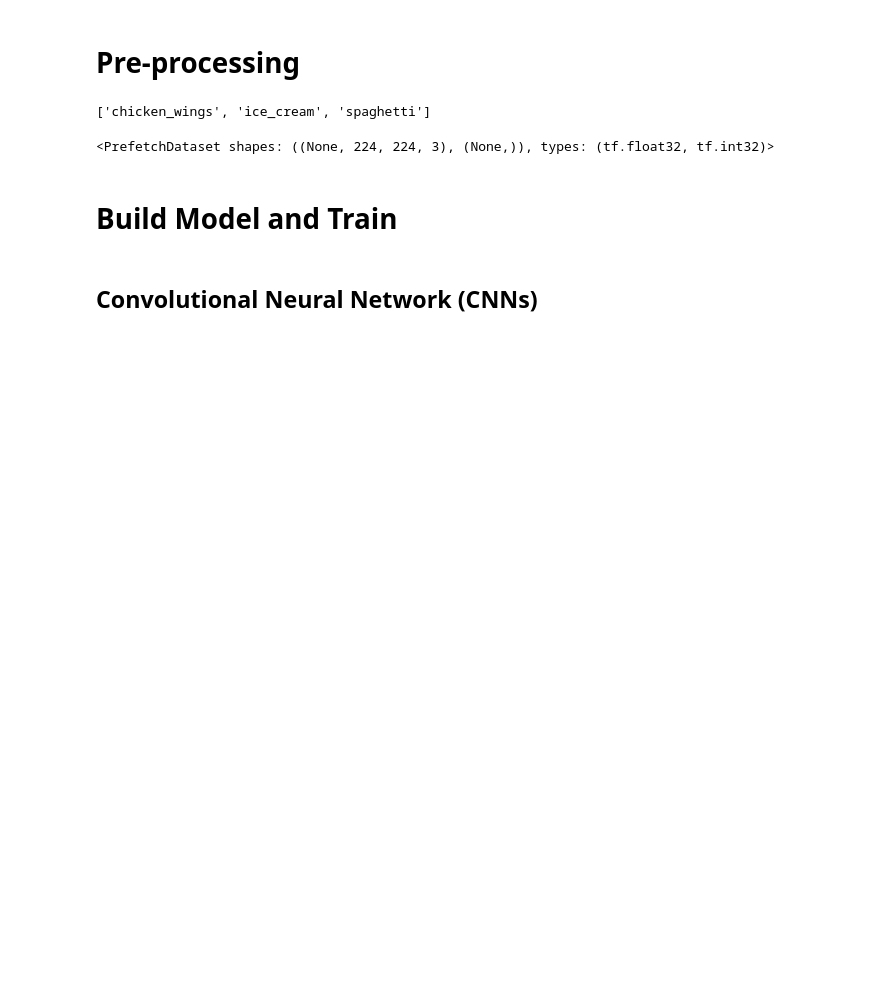
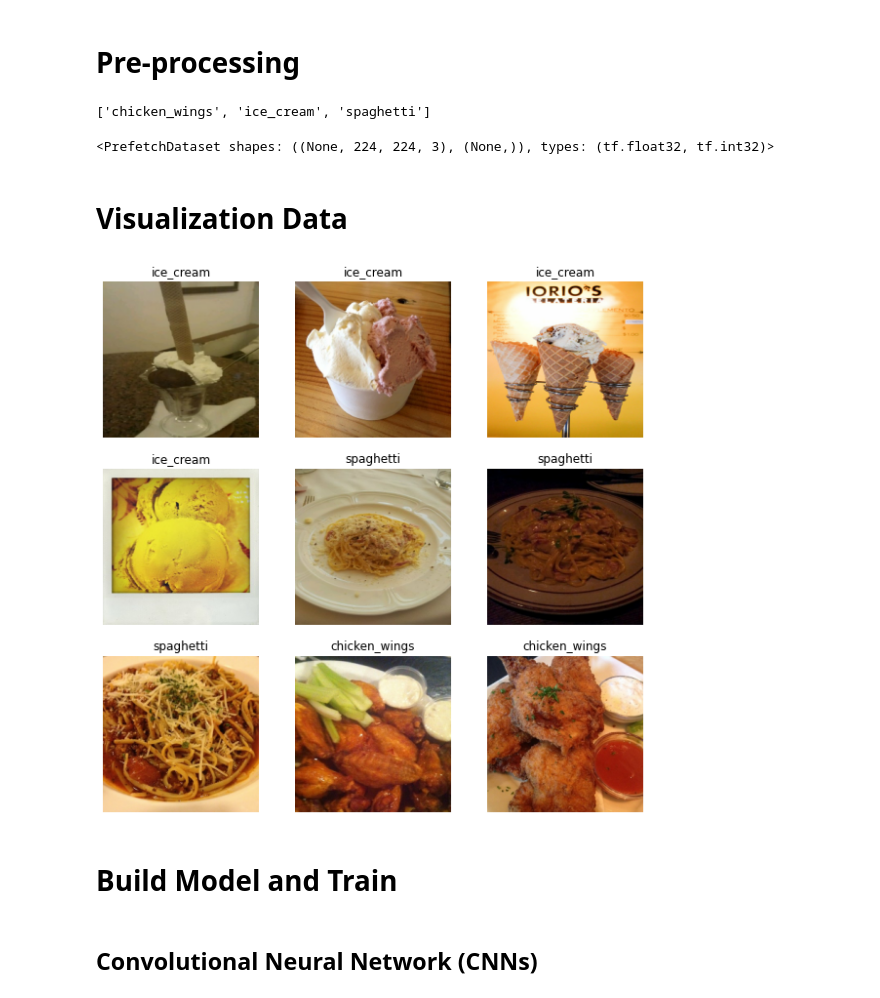
Before and after one commit to Hanifan12/Food-Calories, a Jupyter notebook: Food_Recognition__3class.ipynb, the cells around one changed output. Cells and saved outputs as stored; diff of their text form; code cells hidden in the pictures; blank space fills up the shorter version.

Commit message:
Update Food_Recognition__3class.ipynb
Add some visualization

```diff
--- a/Food_Recognition__3class.ipynb
+++ b/Food_Recognition__3class.ipynb
@@ -32 +30,6 @@ data_dir = pathlib.Path(data_dir)
+# %%
+train_dir = "/content/food_3class/Training"
+val_dir = "/content/food_3class/Validation"
+train_dir = pathlib.Path(train_dir)
+val_dir = pathlib.Path(val_dir)
 # %%
@@ -43,11 +50,9 @@ img_height = 224
 img_width = 224
 # %%
 train_ds = tf.keras.preprocessing.image_dataset_from_directory(
-  data_dir,
-  # validation_split=0.2,
-  # subset="training",
-  # seed=123,
-  image_size=(img_height, img_width),batch_size=batch_size)
+    train_dir,
+    image_size=(img_height, img_width),
+    batch_size=batch_size)
 # %% [output]
 Found 2400 files belonging to 3 classes.
 # %%
@@ -77,6 +82,20 @@ train_ds
 # Create a labels.txt file with the class names
 with open('labels.txt', 'w') as f:
     f.write('\n'.join(class_names))
+# %% [markdown]
+# Visualization Data
+# %%
+image_batch, label_batch = next(iter(train_ds))
+
+plt.figure(figsize=(10, 10))
+for i in range(9):
+  ax = plt.subplot(3, 3, i + 1)
+  plt.imshow(image_batch[i].numpy().astype("uint8"))
+  label = label_batch[i]
+  plt.title(class_names[label])
+  plt.axis("off")
+# %% [output]
+[figure, added]
 # %% [markdown]
 # Build Model and Train
 # %% [markdown]
```
Also changed, not shown: parts of 33 cells of this notebook.
